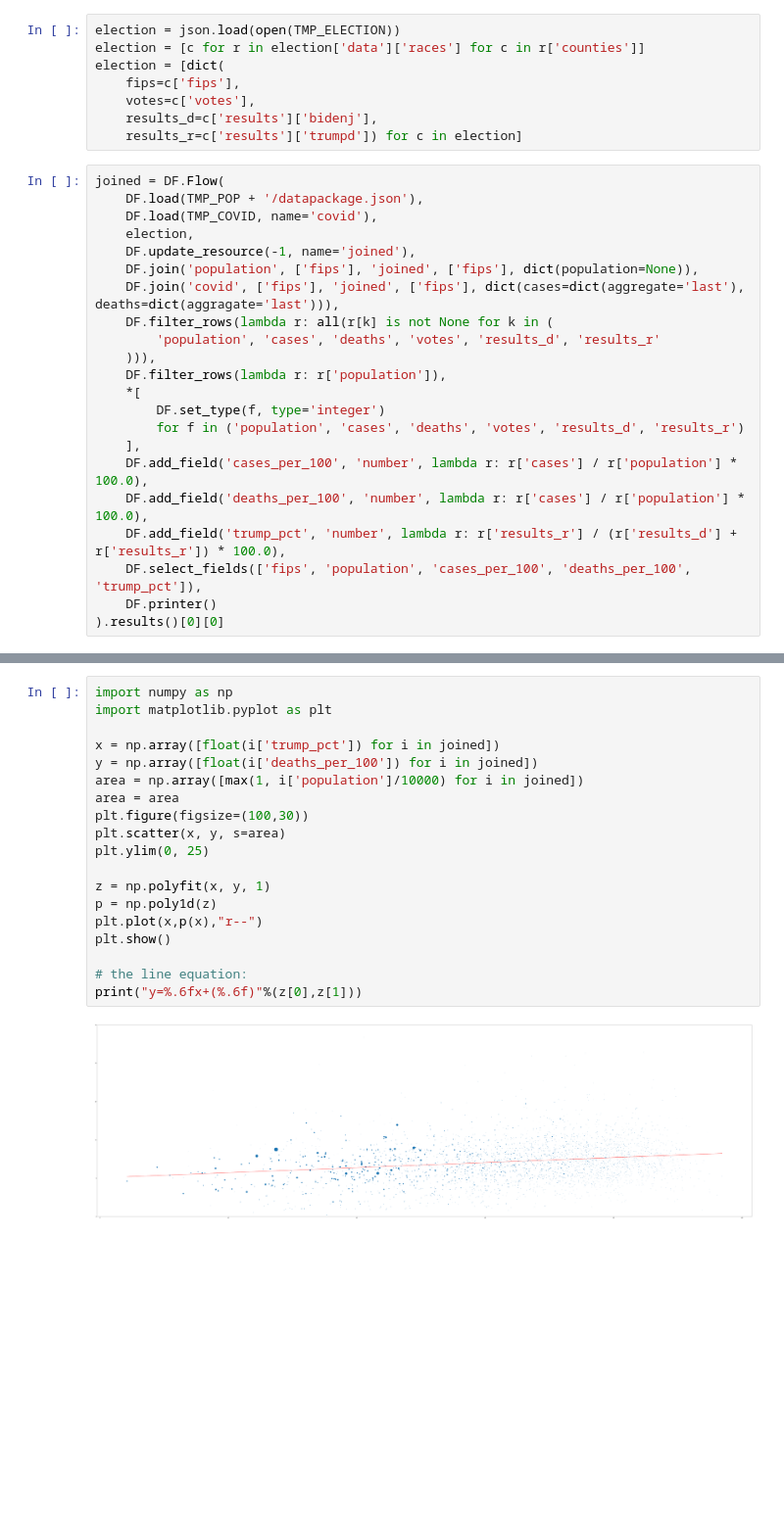
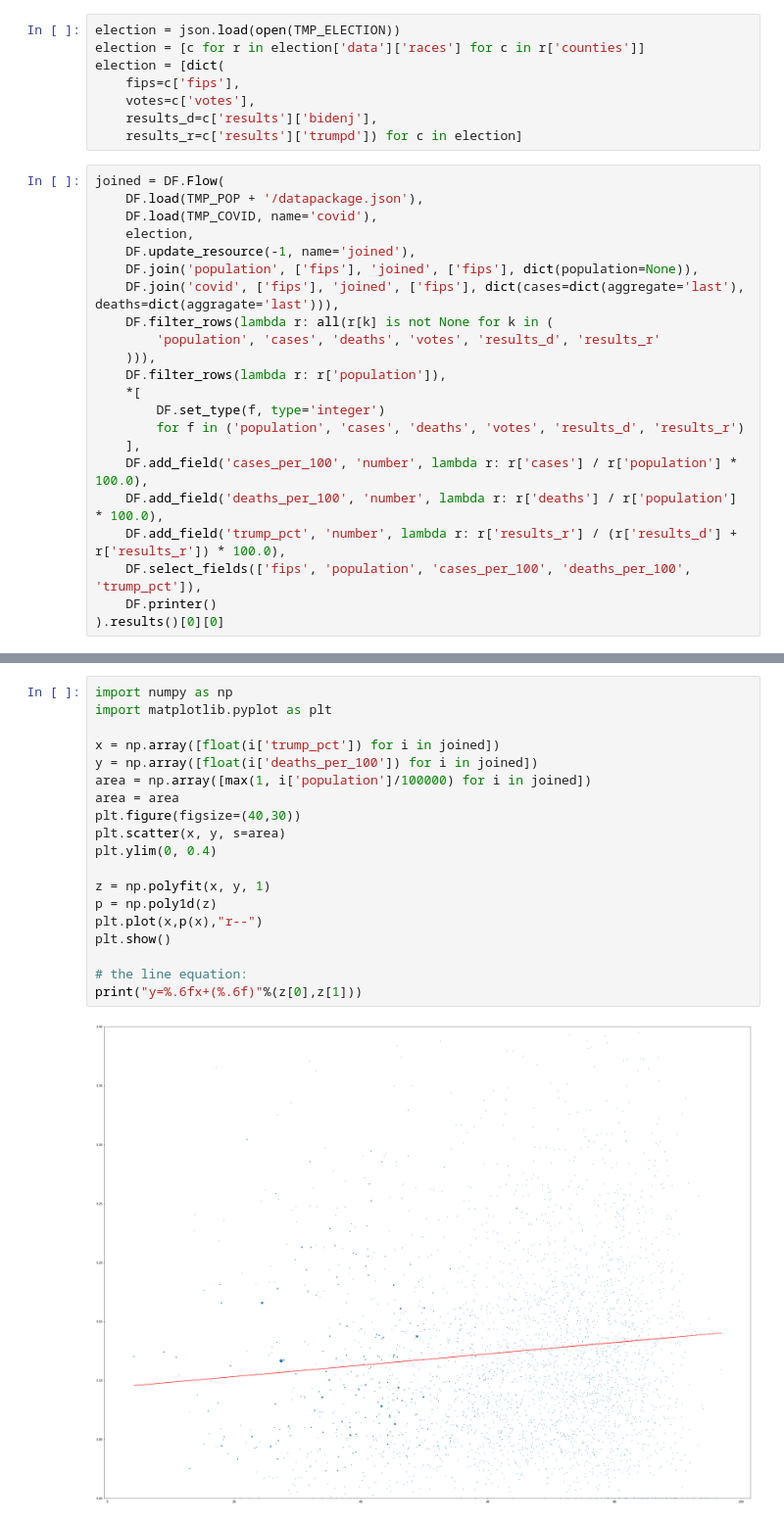
Before and after one commit to akariv/covid-election-counties, a Jupyter notebook: README.ipynb, the cells around one changed output, grey strips where cells are left out. Shown: that part at 98% size. Drawn from its saved outputs; the diff is of its cells as text; blank space fills up the shorter version.

Commit message:
Fix to deaths

```diff
--- a/README.ipynb
+++ b/README.ipynb
@@ -77,7 +77,7 @@ joined = DF.Flow(
         for f in ('population', 'cases', 'deaths', 'votes', 'results_d', 'results_r')
     ],
     DF.add_field('cases_per_100', 'number', lambda r: r['cases'] / r['population'] * 100.0),
-    DF.add_field('deaths_per_100', 'number', lambda r: r['cases'] / r['population'] * 100.0),
+    DF.add_field('deaths_per_100', 'number', lambda r: r['deaths'] / r['population'] * 100.0),
     DF.add_field('trump_pct', 'number', lambda r: r['results_r'] / (r['results_d'] + r['results_r']) * 100.0),
     DF.select_fields(['fips', 'population', 'cases_per_100', 'deaths_per_100', 'trump_pct']),
     DF.printer()
@@ -103,21 +103,21 @@ joined:
 # %%
 import numpy as np
 import matplotlib.pyplot as plt
 
 x = np.array([float(i['trump_pct']) for i in joined])
 y = np.array([float(i['deaths_per_100']) for i in joined])
-area = np.array([max(1, i['population']/10000) for i in joined])
+area = np.array([max(1, i['population']/100000) for i in joined])
 area = area
-plt.figure(figsize=(100,30))
+plt.figure(figsize=(40,30))
 plt.scatter(x, y, s=area)
-plt.ylim(0, 25)
+plt.ylim(0, 0.4)
 
 z = np.polyfit(x, y, 1)
 p = np.poly1d(z)
 plt.plot(x,p(x),"r--")
 plt.show()
 
 # the line equation:
 print("y=%.6fx+(%.6f)"%(z[0],z[1]))
 # %% [output]
-[figure, old version]
+[figure, new version]
```
Also changed, not shown: parts of 2 cells of this notebook, 1 other file.
